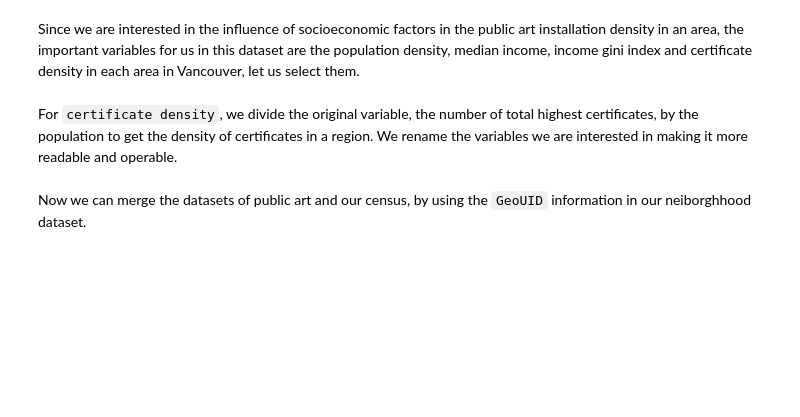
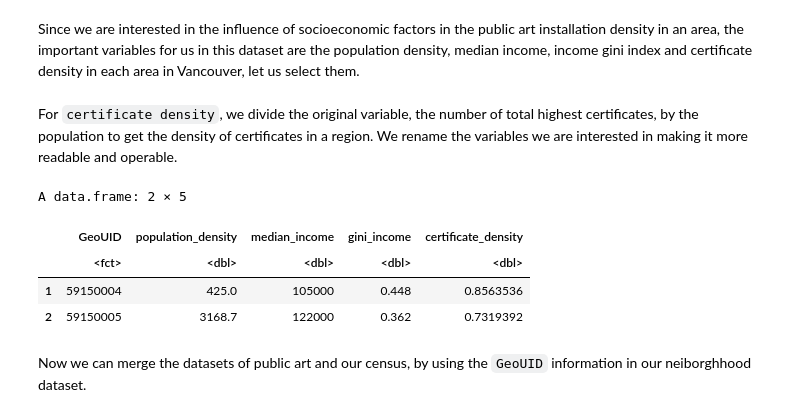
Before and after one commit to asa287/ECON326_project, a Jupyter notebook: final_report.ipynb, the cells around one changed output. Drawn from its saved outputs; the diff is of its cells as text; code cells hidden in the pictures; blank space fills up the shorter version.

```diff
--- a/final_report.ipynb
+++ b/final_report.ipynb
@@ -129,22 +135,28 @@ For `certificate density`, we divide the original variable, the number of total
 # %%
 subset_data <- census_data_art %>% select("Region.Name",
                                           "Population",
                                           "v_CA21_6..Population.density.per.square.kilometre",
                                          "v_CA21_906..Median.total.income.of.household.in.2020....",
                                          "v_CA21_1140..Gini.index.on.adjusted.household.total.income",
                                          "v_CA21_5817..Total...Highest.certificate..diploma.or.degree.for.the.population.aged.15.years.and.over.in.private.households",
                                           ) |>
     rename(population_density = v_CA21_6..Population.density.per.square.kilometre,
            median_income = v_CA21_906..Median.total.income.of.household.in.2020....,
            gini_income = v_CA21_1140..Gini.index.on.adjusted.household.total.income,
            highest_certificate = v_CA21_5817..Total...Highest.certificate..diploma.or.degree.for.the.population.aged.15.years.and.over.in.private.households,
            GeoUID = Region.Name
           ) |>
     mutate(certificate_density = highest_certificate/Population,
           ) |>
     select(-highest_certificate, -Population)
 
-head(subset_data, n=3)
+head(subset_data, n=2)
+# %% [output]
+A data.frame: 2 × 5
+|  | GeoUID | population_density | median_income | gini_income | certificate_density |
+|  | <fct> | <dbl> | <dbl> | <dbl> | <dbl> |
+| 1 | 59150004 | 425.0 | 105000 | 0.448 | 0.8563536 |
+| 2 | 59150005 | 3168.7 | 122000 | 0.362 | 0.7319392 |
 # %% [markdown]
 Now we can merge the datasets of public art and our census, by using the `GeoUID` information in our neiborghhood dataset.
 # %%
```
Also changed, not shown: parts of 29 cells of this notebook.
